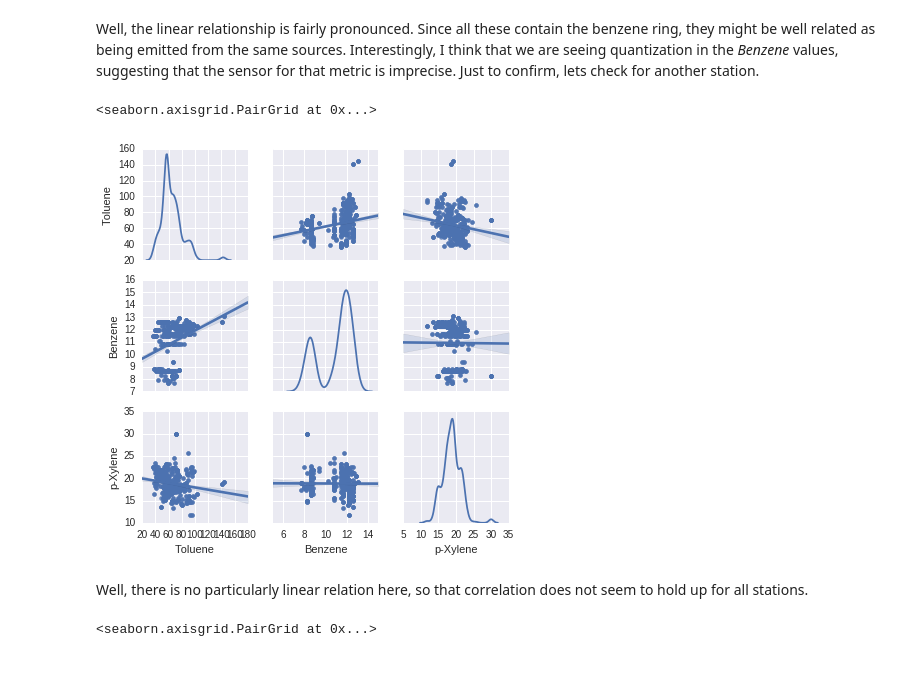
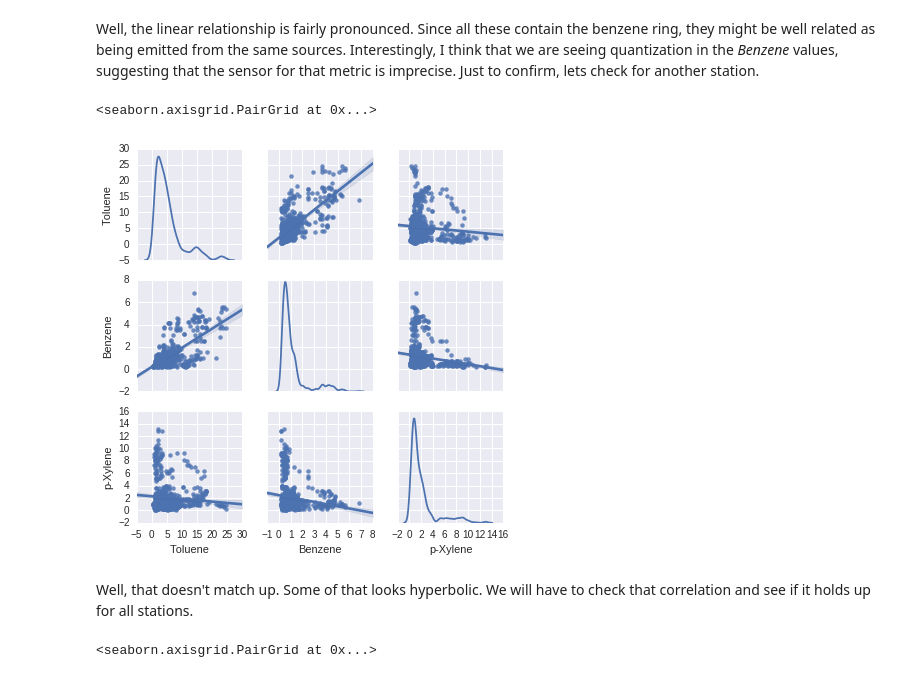
Before and after one commit to esawtooth/esawtooth.github.io, a Jupyter notebook: content/2016-08-26-delhi-pollution.ipynb, the cells around one changed output. Saved outputs shown, nothing was run; the diff lists cells and outputs as text; code cells hidden in the pictures.

```diff
--- a/content/2016-08-26-delhi-pollution.ipynb
+++ b/content/2016-08-26-delhi-pollution.ipynb
@@ -275,12 +275,12 @@ sn.pairplot(getReadings(metrics=['Toluene','Benzene', 'p-Xylene'], location='Pun
 # %% [markdown]
 Well, the linear relationship is fairly pronounced. Since all these contain the benzene ring, they might be well related as being emitted from the same sources. Interestingly, I think that we are seeing quantization in the *Benzene* values, suggesting that the sensor for that metric is imprecise. Just to confirm, lets check for another station.
 # %%
-sn.pairplot(getReadings(metrics=['Toluene','Benzene', 'p-Xylene'], location='IGI Airport'), size=2, kind="reg", diag_kind="kde")
+sn.pairplot(getReadings(metrics=['Toluene','Benzene', 'p-Xylene'], location='RK Puram'), size=2, kind="reg", diag_kind="kde")
 # %% [output]
 <seaborn.axisgrid.PairGrid at 0x...>
-[figure, old version]
+[figure, new version]
-# %% [markdown]
-Well, there is no particularly linear relation here, so that correlation does not seem to hold up for all stations.
+# %% [markdown]
+Well, that doesn't match up. Some of that looks hyperbolic. We will have to check that correlation and see if it holds up for all stations.
 # %%
 sn.pairplot(getReadings(metrics=['Solar Radiation','Ozone', 'Sulphur Dioxide'], location='Punjabi Bagh'), size=2, kind="reg", diag_kind="kde")
 # %% [output]
```
Also changed, not shown: parts of 9 cells of this notebook, 1 other file.
